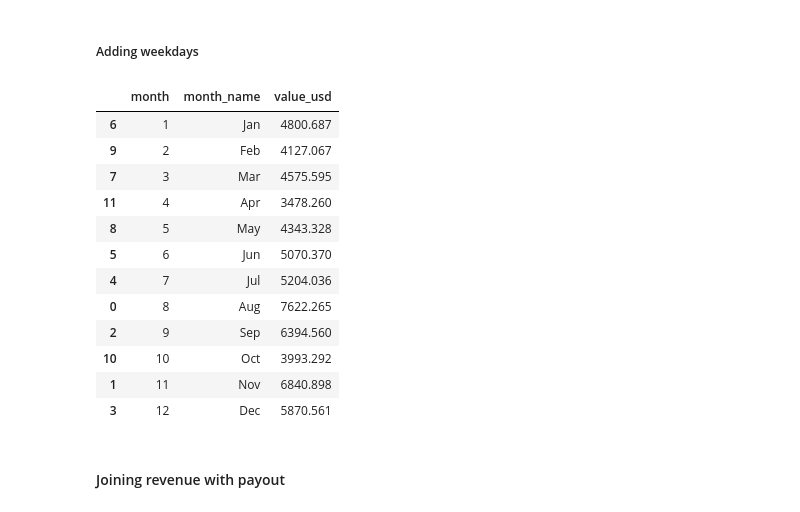
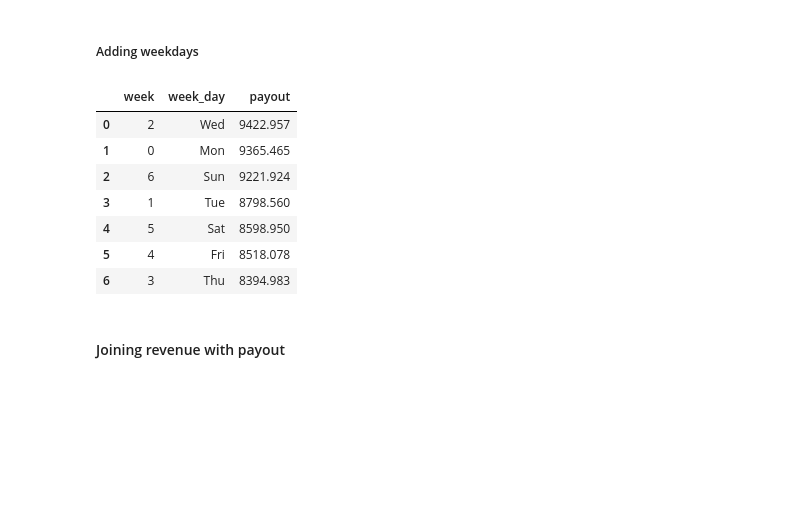
Before and after one commit to roshaan7zafar/JustDice, a Jupyter notebook: main.ipynb, the cells around one changed output. Drawn from its saved outputs; the diff is of its cells as text; code cells hidden in the pictures; blank space fills up the shorter version.

```diff
--- a/main.ipynb
+++ b/main.ipynb
@@ -807,21 +834,16 @@ payouts_df['month_name'] = payouts_df['month'].apply(lambda x: calendar.month_ab
 ##### Adding weekdays
 # %%
 payouts_df['week'] = pd.DatetimeIndex(payouts_df['event_date']).day_of_week
-payouts_df["weekday"] = payouts_df['week'].apply(lambda x:calendar.day_abbr[x])
+payouts_df["week_day"] = payouts_df['week'].apply(lambda x:calendar.day_abbr[x])
 # %%
-payout_monthly_df = payouts_df.groupby(["month","month_name"])["value_usd"].sum().sort_values(ascending=False).reset_index()
-payout_monthly_df.sort_values(ascending=True,by=["month"])
+payout_weekday_df = payouts_df.groupby(["week","week_day"])["value_usd"].sum().sort_values(ascending=False).reset_index().rename(columns={'value_usd':'payout'})
+payout_weekday_df.sort_values(ascending=False,by=["payout"])
 # %% [output]
-|  | month | month_name | value_usd |
-| 6 | 1 | Jan | 4800.687 |
-| 9 | 2 | Feb | 4127.067 |
-| 7 | 3 | Mar | 4575.595 |
-| 11 | 4 | Apr | 3478.260 |
-| 8 | 5 | May | 4343.328 |
-| 5 | 6 | Jun | 5070.370 |
-| 4 | 7 | Jul | 5204.036 |
-| 0 | 8 | Aug | 7622.265 |
-| 2 | 9 | Sep | 6394.560 |
-| 10 | 10 | Oct | 3993.292 |
-| 1 | 11 | Nov | 6840.898 |
-| 3 | 12 | Dec | 5870.561 |
+|  | week | week_day | payout |
+| 0 | 2 | Wed | 9422.957 |
+| 1 | 0 | Mon | 9365.465 |
+| 2 | 6 | Sun | 9221.924 |
+| 3 | 1 | Tue | 8798.560 |
+| 4 | 5 | Sat | 8598.950 |
+| 5 | 4 | Fri | 8518.078 |
+| 6 | 3 | Thu | 8394.983 |
```
Also changed, not shown: parts of 6 cells of this notebook.
